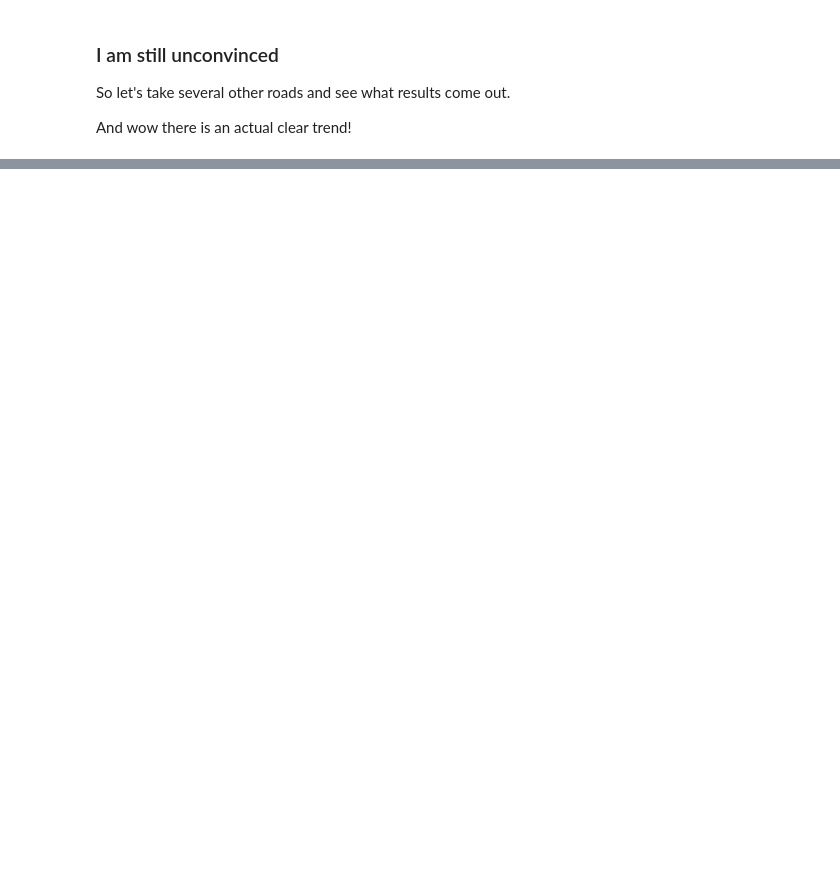
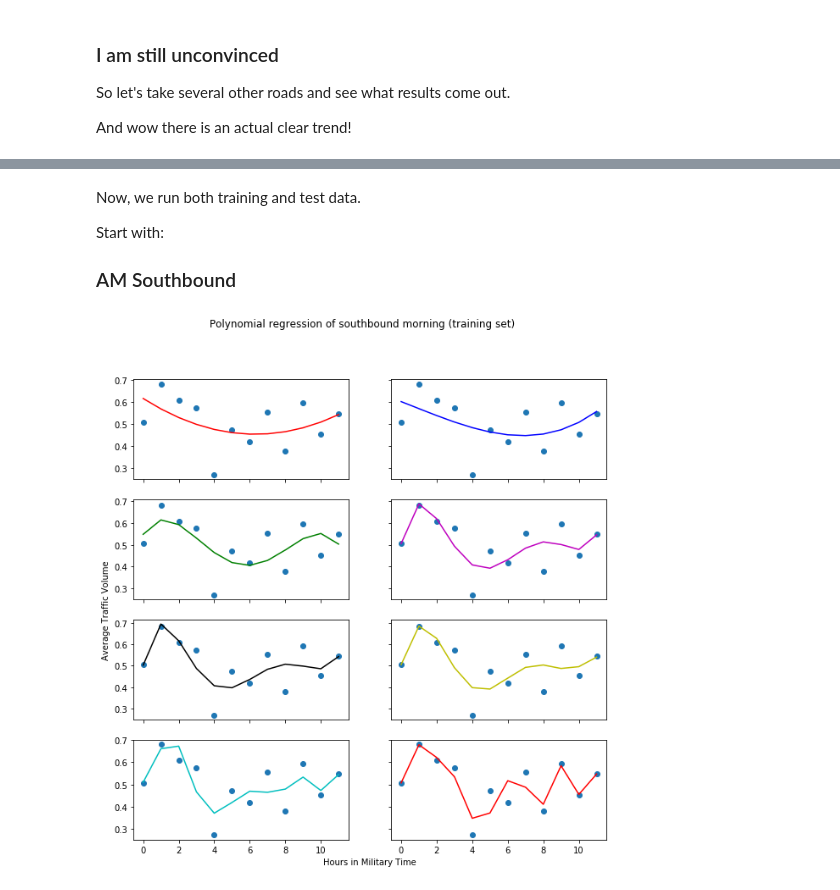
Before and after one commit to K-Winkles/EDSA-Traffic-Analysis-and-Visualization, a Jupyter notebook: April29_to_May6/Data_Analysis.ipynb, the cells around one changed output, grey strips where cells are left out. Saved outputs shown, nothing was run; the diff lists cells and outputs as text; code cells hidden in the pictures; blank space fills up the shorter version.

Commit message:
Initial validation tests.

```diff
--- a/April29_to_May6/Data_Analysis.ipynb
+++ b/April29_to_May6/Data_Analysis.ipynb
@@ -169,6 +194,3 @@ The below figure is quite messy. However, this will be kept for documentation pu
 #### Interesting inferences:
     1. It seems that each day must be analyzed individually since taken as a whole, the data does not tell a cohesive story. More than that, the regression lines are horrible fits if all the data is considered (see: outliers). Hence, the need for individual analysis.
     2. Additionally, though not presented in the figures, the need to average the volume per hour contributes to lessening data points and potentially generating more meaningful data. The raw data on its own is not fit for analysis.
-# %%
-data = data_southbound[0]
-#analyze(data, slashed_runs, "Balintawak Southbound") # Don't be fooled by the resulting caption
@@ -187,7 +211,7 @@ daylists_north = np.zeros(daylist_size).reshape(numlines,timeframe,24)
 def return_daylists(data): # Function that divides days accordingly
     temp = np.zeros(slashed_runs).reshape(timeframe,24)
     i=0
-    for j in range(0,len(data)):
+    for j in range(0,len(data)+1):
         if(j % 24 == 0 and j != 0):
             temp[i][0:24] = data[j-24:j]
             i+=1
@@ -203,6 +227,9 @@ print("Data, first day NORTHBOUND Balintawak: ", data_northbound[0][0:24])
 print("Cross check with new numpy array: ", daylists_north[0][0])
 print("Data, 2nd day SOUTHBOUND Pioneer-Boni: ", data_southbound[22][24:48])
 print("Cross check with new numpy array: ", daylists_south[22][1])
+
+# Cross check last day.
+print("Daylist, 7th day Northbound Pioneer-Boni:", daylists_north[22][6])
 # %% [output]
 Shape is given by:  (37, 7, 24)
 Data, first day NORTHBOUND Balintawak:  [0.25 0.75 0.25 0.   0.5  0.   0.5  0.25 0.25 0.5  1.5  0.75 0.75 0.75
@@ -314,0 +394,9 @@ IndexError: list assignment index out of range
+# %% [markdown]
+Now, we run both training and test data.
+
+Start with:
+### AM Southbound
+# %%
+model_rms, model_r2, model = analyze(AM_training_south, 12, "southbound morning (training set)")
+# %% [output]
+[figure, added]
```
Also changed, not shown: parts of 18 cells of this notebook, 7 other files.
